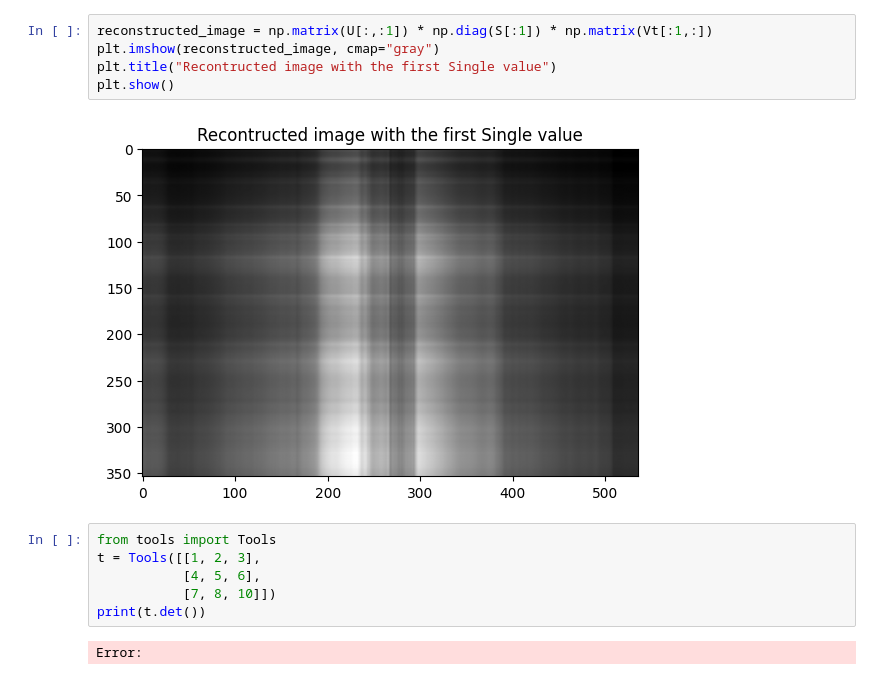
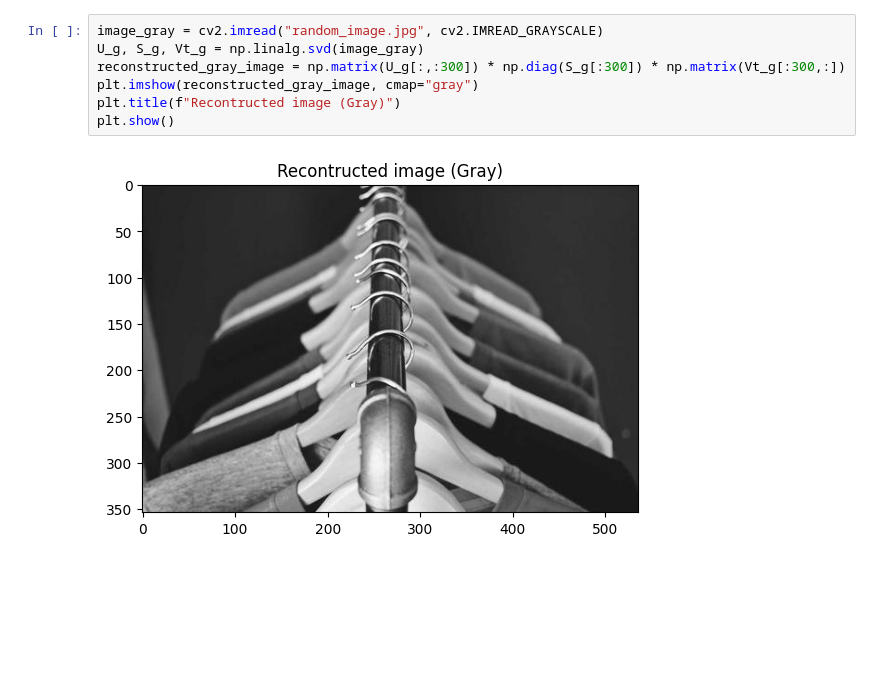
Before and after one commit to Radayou07/NA-assignment, a Jupyter notebook: image_compressor/image_compressor.ipynb, the cells around one changed output. Drawn from its saved outputs; the diff is of its cells as text; blank space fills up the shorter version.

```diff
--- a/image_compressor/image_compressor.ipynb
+++ b/image_compressor/image_compressor.ipynb
@@ -28,15 +22,9 @@ S[:10], S[-10:]
-# %%
-reconstructed_image = np.matrix(U[:,:1]) * np.diag(S[:1]) * np.matrix(Vt[:1,:])
-plt.imshow(reconstructed_image, cmap="gray")
-plt.title("Recontructed image with the first Single value")
-plt.show()
-# %% [output]
-[figure, removed]
-# %%
-from tools import Tools
-t = Tools([[1, 2, 3],
-           [4, 5, 6],
-           [7, 8, 10]])
-print(t.det())
-# %% [output]
-Error:
+# %%
+image_gray = cv2.imread("random_image.jpg", cv2.IMREAD_GRAYSCALE)
+U_g, S_g, Vt_g = np.linalg.svd(image_gray)
+reconstructed_gray_image = np.matrix(U_g[:,:300]) * np.diag(S_g[:300]) * np.matrix(Vt_g[:300,:])
+plt.imshow(reconstructed_gray_image, cmap="gray")
+plt.title(f"Recontructed image (Gray)")
+plt.show()
+# %% [output]
+[figure, added]
```
Also changed, not shown: parts of 6 cells of this notebook, 17 other files.
